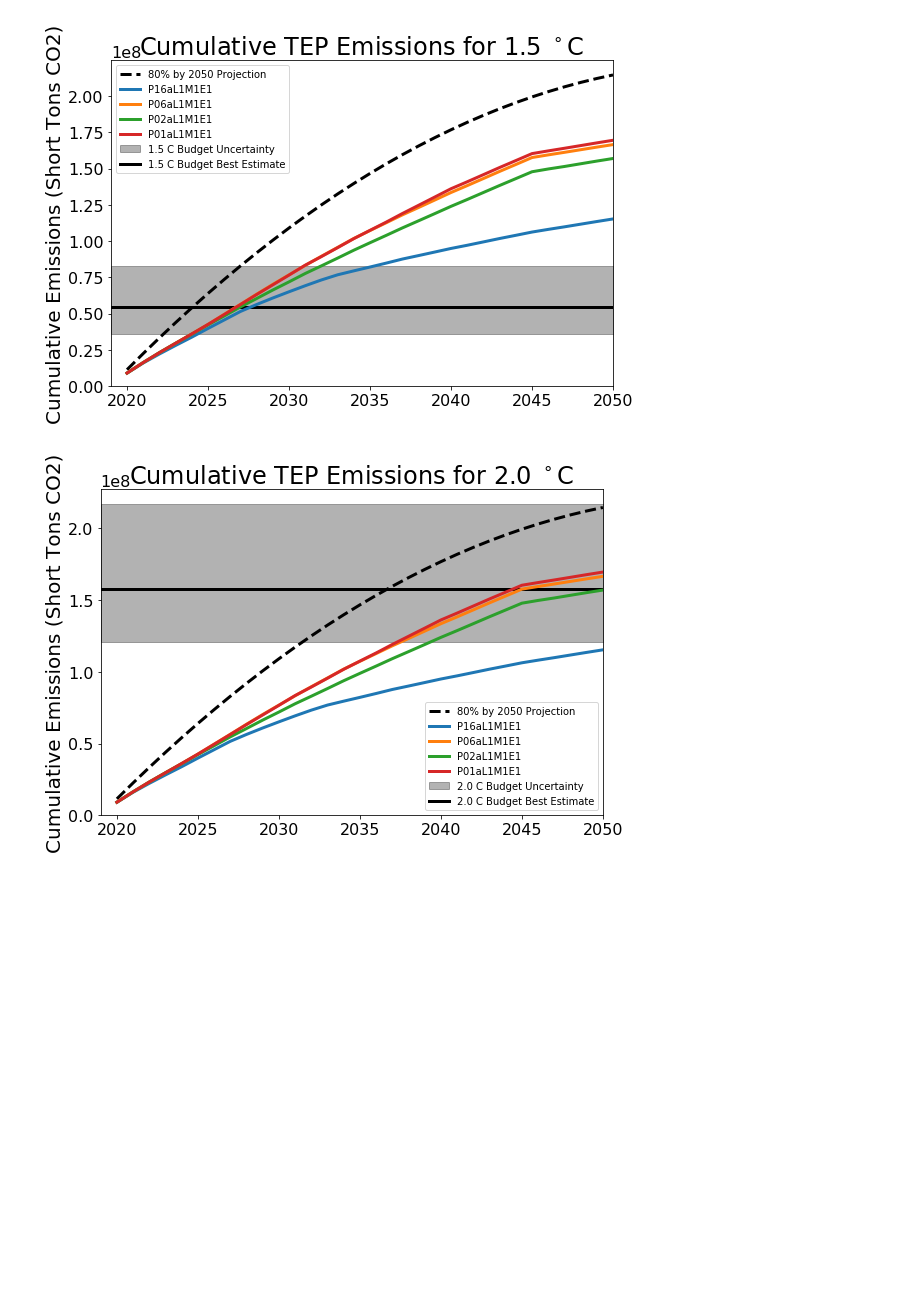
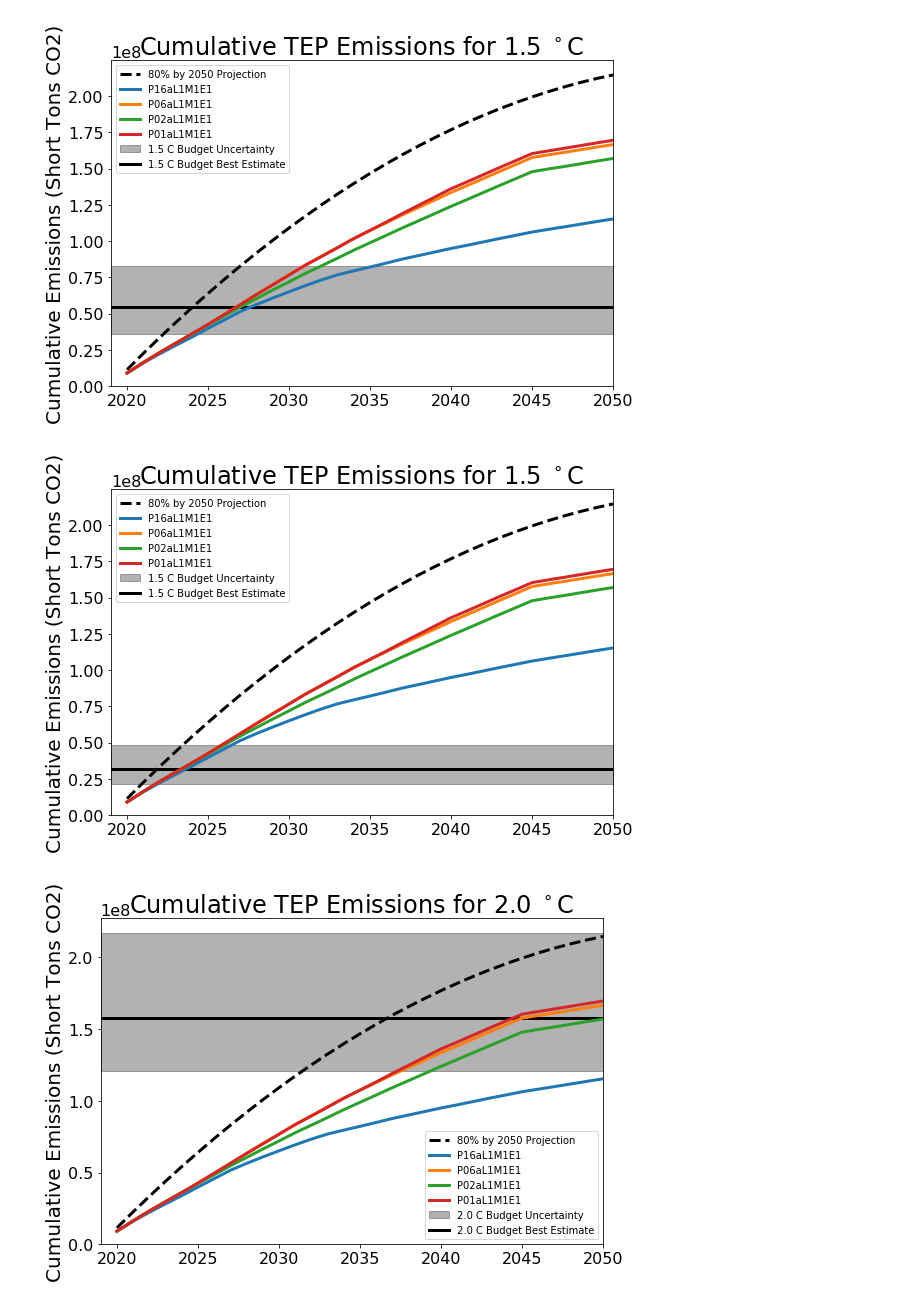
Before and after one commit to CLIMAS-UA/tepcarbon, a Jupyter notebook: tep_carbon.ipynb, the cells around one changed output. Drawn from its saved outputs; the diff is of its cells as text; code cells hidden in the pictures; blank space fills up the shorter version.

Commit message:
generation plots (#11)

```diff
--- a/tep_carbon.ipynb
+++ b/tep_carbon.ipynb
@@ -1016,0 +1017,9 @@ carbon_budgets_tep
+# %%
+# TEP carbon budget if the only uncertainty is TCRE
+carbon_budgets_tep_generation_based = {
+    k: calc_carbon_budget_tep(calc_carbon_budget_globe(k, tcre_tons_co2_rogelj2019[['best', 'low', 'high']]), tep_frac=tep_generation_fraction_mean)
+       for k in (1.5, 2.0, 2.5)
+}
+carbon_budgets_tep_generation_based = pd.DataFrame(carbon_budgets_tep_generation_based)
+carbon_budgets_tep_generation_based *= metric_ton_to_short_ton
+carbon_budgets_tep_generation_based
@@ -1017,9 +1031,14 @@ carbon_budgets_tep
 # %%
 now = pd.Timestamp.utcnow().strftime('%Y-%m-%d %H:%M:%SZ')
+
 comment = f'# TEP carbon budget in units of short tons. Created {now} \n'
-with open(output_path / 'carbon_budgets.csv', 'w') as f:
+with open(output_path / 'carbon_budgets_emissions_based.csv', 'w') as f:
     f.write(comment)
-    carbon_budgets_tep.to_csv(f, index_label='estimate')
+    carbon_budgets_tep_emissions_based.to_csv(f, index_label='estimate_emissions_based')
+
+with open(output_path / 'carbon_budgets_generation_based.csv', 'w') as f:
+    f.write(comment)
+    carbon_budgets_tep_emissions_based.to_csv(f, index_label='estimate_generation_based')
 # %%
 scope = 'Direct CO2 Emissions, tons'
 # %%
@@ -1032,8 +1051,11 @@ yearly_emissions_80by50_styles = dict(
     zorder=9
 )
 # %%
-def cumulative_plot(carbon_budget_tep, target):
-    fig, ax = plt.subplots()
+def cumulative_plot(carbon_budget_tep, target, fig_ax=None):
+    if fig_ax is None:
+        fig, ax = plt.subplots()
+    else:
+        fig, ax = fig_ax
     color = 'k'
     ax.axhline(carbon_budget_tep['best'], label=f'{target} C Budget Best Estimate', color=color)
     ax.fill_between((cumulative.index[0] - 1, cumulative.index[-1] + 1), carbon_budget_tep['low'], carbon_budget_tep['high'], color=color, alpha=0.3, label=f'{target} C Budget Uncertainty')
@@ -1043,7 +1065,7 @@ def cumulative_plot(carbon_budget_tep, target):
     return fig, ax
 
 target = 1.5
-fig, ax = cumulative_plot(carbon_budgets_tep[target], 1.5)
+fig, ax = cumulative_plot(carbon_budgets_tep_emissions_based[target], 1.5)
 ax.plot(cumulative.index, cumulative.values, zorder=10, label=name)
 ax.plot(yearly_emissions_80by50_cumulative.index.year, yearly_emissions_80by50_cumulative.values, **yearly_emissions_80by50_styles)
 ax.set_ylim(0, None)
@@ -1070,7 +1092,7 @@ data/Portfolio Summary - P02aL1M1E1.xlsx
 data/Portfolio Summary - P01aL1M1E1.xlsx
 # %%
 target = 1.5
-fig, ax = cumulative_plot(carbon_budgets_tep[target], target)
+fig, ax = cumulative_plot(carbon_budgets_tep_emissions_based[target], target)
 
 ax.plot(yearly_emissions_80by50_cumulative.index.year, yearly_emissions_80by50_cumulative.values, **yearly_emissions_80by50_styles)
 
@@ -1081,8 +1103,24 @@ ax.set_ylim(0, None)
 handles, labels = ax.get_legend_handles_labels()
 ax.legend(handles[1:] + [handles[0]], labels[1:] + [labels[0]], loc=2)
 
-fig.savefig(output_path / f'portfolios_{target}C.png', dpi=300)
+fig.savefig(output_path / f'portfolios_{target}C_emissions_based.png', dpi=300)
 # %% [output]
 [figure]
+# %%
+target = 1.5
+fig, ax = cumulative_plot(carbon_budgets_tep_generation_based[target], target)
+
+ax.plot(yearly_emissions_80by50_cumulative.index.year, yearly_emissions_80by50_cumulative.values, **yearly_emissions_80by50_styles)
+
+for name, cumulative in cumulatives.items():
+    ax.plot(cumulative.index, cumulative.values, zorder=10, label=name)
+
+ax.set_ylim(0, None)
+handles, labels = ax.get_legend_handles_labels()
+ax.legend(handles[1:] + [handles[0]], labels[1:] + [labels[0]], loc=2)
+
+fig.savefig(output_path / f'portfolios_{target}C_generation_based.png', dpi=300)
+# %% [output]
+[figure, added]
 # %%
 target = 2.0
```
Also changed, not shown: parts of 9 cells of this notebook, 17 other files.
